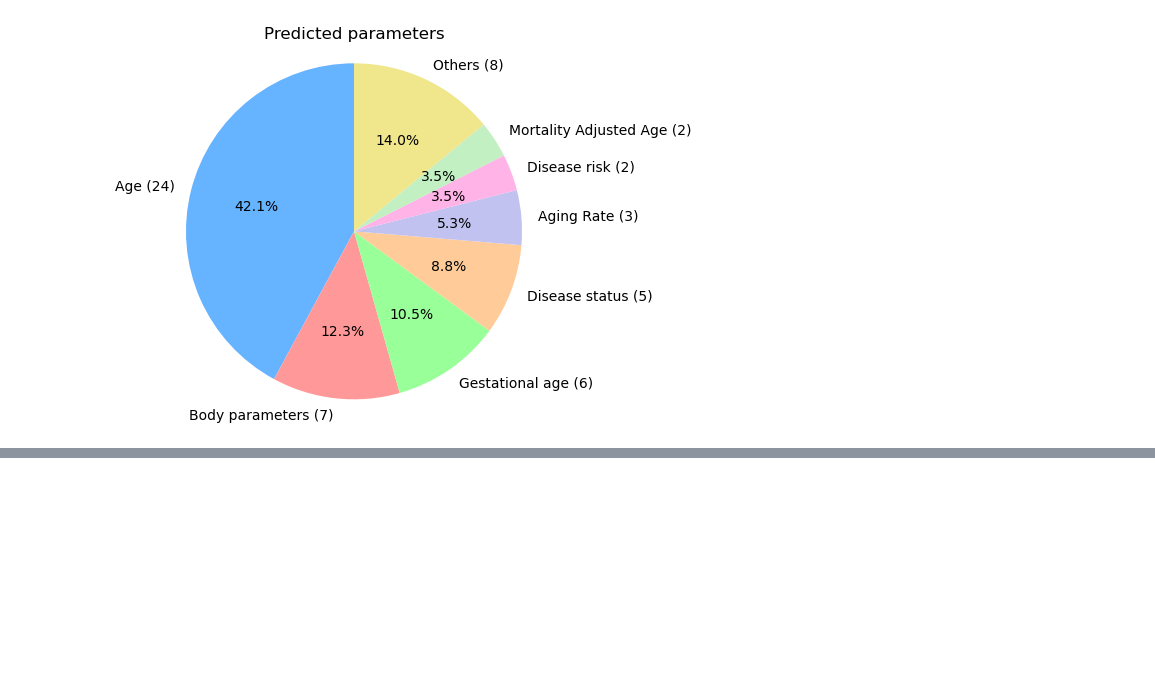
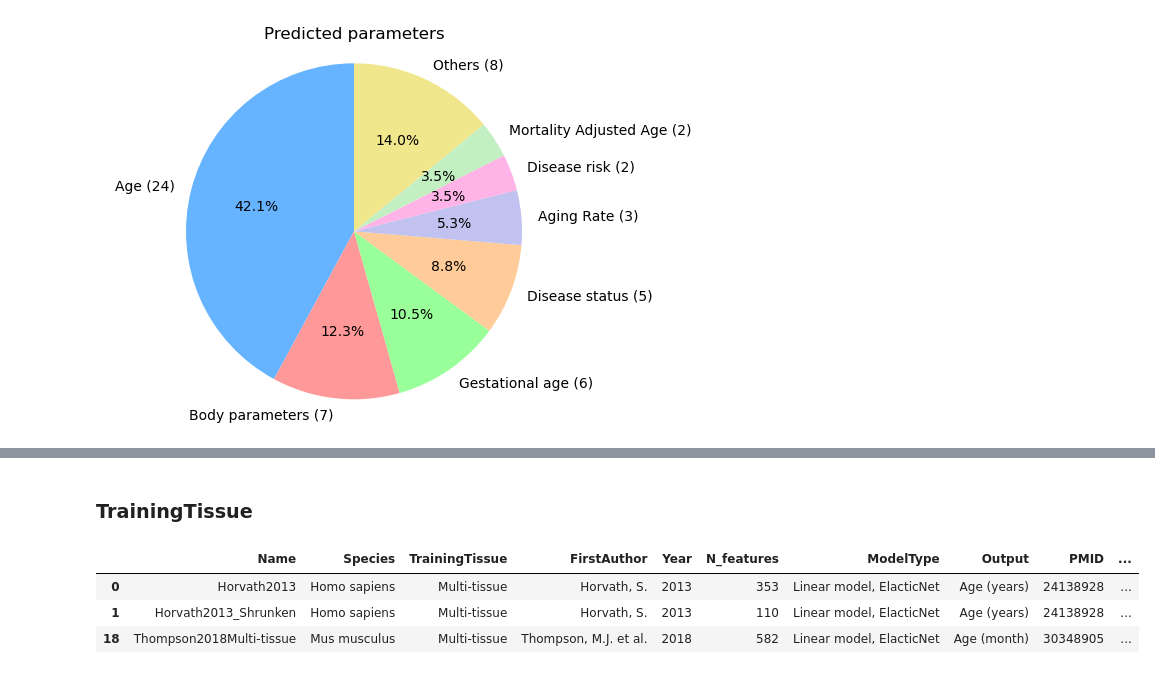
Before and after one commit to ComputationalAgingLab/ComputAge, a Jupyter notebook: workbook_models_analysis.ipynb, the cells around one changed output, grey strips where cells are left out. Saved outputs shown, nothing was run; the diff lists cells and outputs as text; code cells hidden in the pictures; blank space fills up the shorter version.

```diff
--- a/workbook_models_analysis.ipynb
+++ b/workbook_models_analysis.ipynb
@@ -149,0 +129,9 @@ Name: count, dtype: int64
+# %% [markdown]
+### TrainingTissue
+# %%
+models_data[models_data['TrainingTissue'] == 'Multi-tissue']
+# %% [output]
+|  | Name | Species | TrainingTissue | FirstAuthor | Year | N_features | ModelType | Output | PMID | ... |
+| 0 | Horvath2013 | Homo sapiens | Multi-tissue | Horvath, S. | 2013 | 353 | Linear model, ElacticNet | Age (years) | 24138928 | ... |
+| 1 | Horvath2013_Shrunken | Homo sapiens | Multi-tissue | Horvath, S. | 2013 | 110 | Linear model, ElacticNet | Age (years) | 24138928 | ... |
+| 18 | Thompson2018Multi-tissue | Mus musculus | Multi-tissue | Thompson, M.J. et al. | 2018 | 582 | Linear model, ElacticNet | Age (month) | 30348905 | ... |
```
Also changed, not shown: parts of 9 cells of this notebook, 1 other file.
